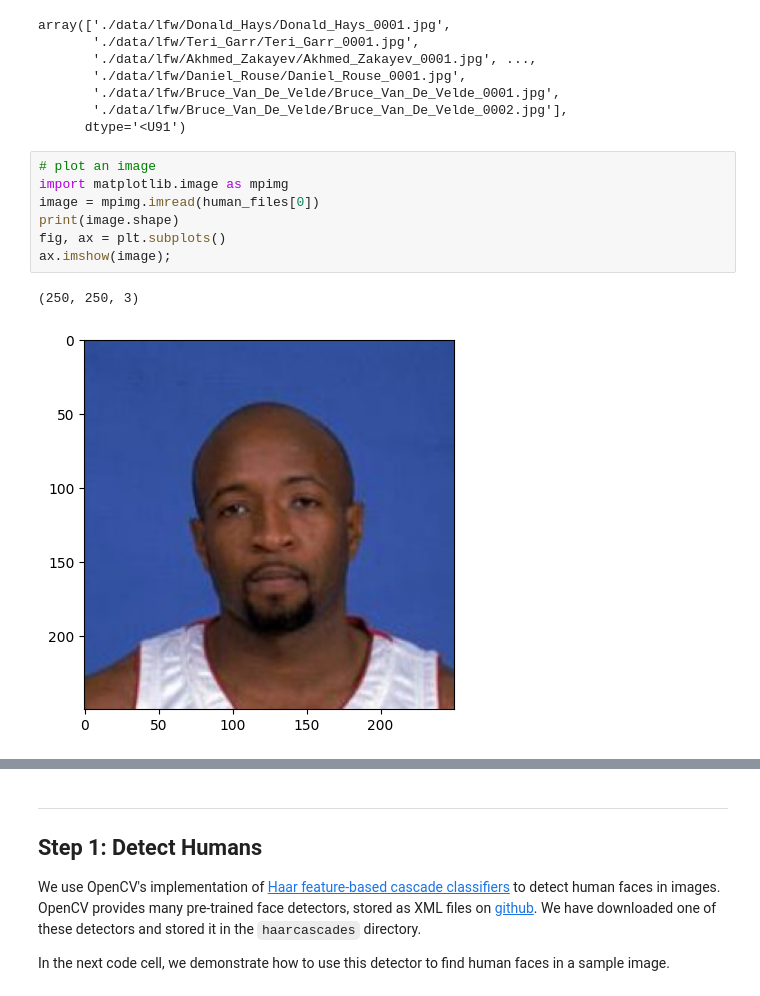
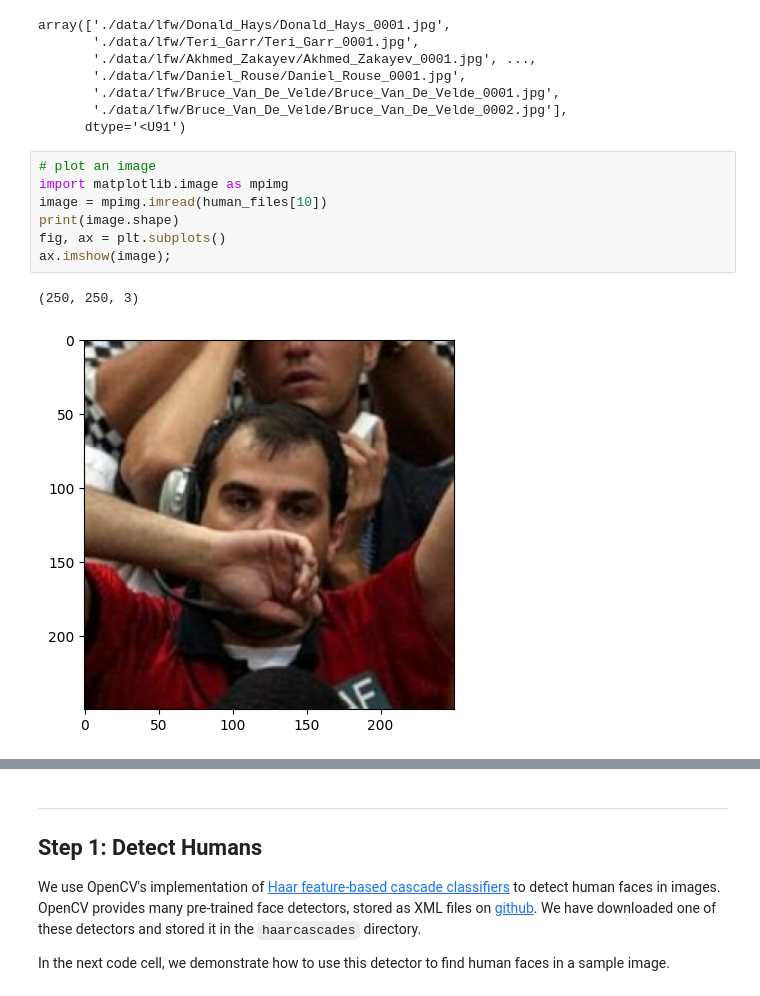
Before and after one commit to captainst/dog-project, a Jupyter notebook: dog_app.ipynb, the cells around one changed output, grey strips where cells are left out. Drawn from its saved outputs; the diff is of its cells as text.

```diff
--- a/dog_app.ipynb
+++ b/dog_app.ipynb
@@ -225,10 +225,10 @@ array(['./data/lfw/Donald_Hays/Donald_Hays_0001.jpg',
 # %%
 # plot an image
 import matplotlib.image as mpimg
-image = mpimg.imread(human_files[0])
+image = mpimg.imread(human_files[10])
 print(image.shape)
 fig, ax = plt.subplots()
 ax.imshow(image);
 # %% [output]
 (250, 250, 3)
-[figure, old version]
+[figure, new version]
```
Also changed, not shown: parts of 1 cell of this notebook, 1 other file.
